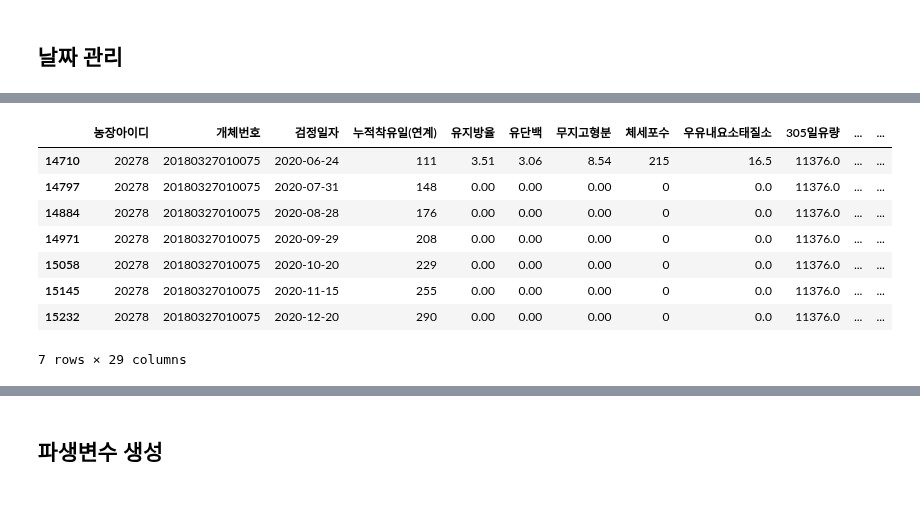
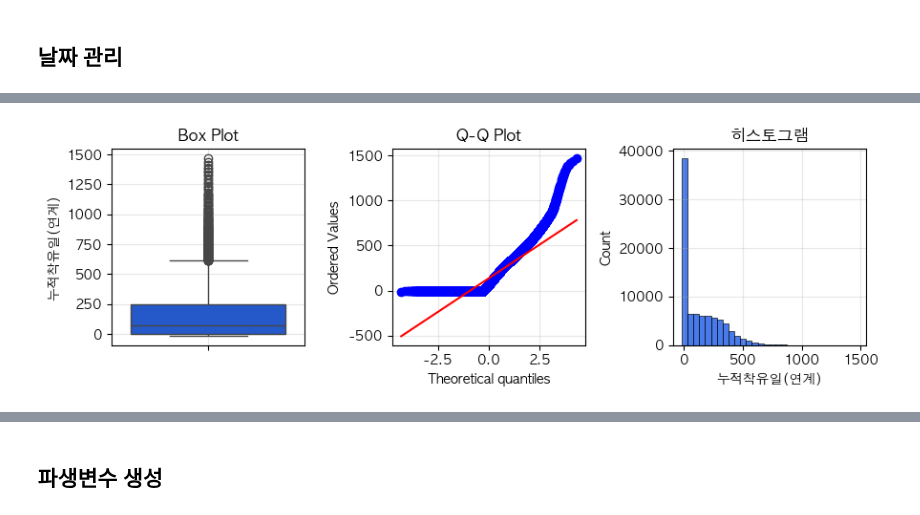
Before and after one commit to cye2020/Smart-Farm-Growth-Analytics, a Jupyter notebook: code/data/20251107_process_cho.ipynb, the cells around one changed output, grey strips where cells are left out. Cells and saved outputs as stored; diff of their text form; code cells hidden in the pictures.

```diff
--- a/code/data/20251107_process_cho.ipynb
+++ b/code/data/20251107_process_cho.ipynb
@@ -152,12 +117,4 @@ dtype: int64
-# %%
-milk[milk['개체번호'] == 20180327010075].sort_values('검정일자')
-# %% [output]
-|  | 농장아이디 | 개체번호 | 검정일자 | 누적착유일(연계) | 유지방율 | 유단백 | 무지고형분 | 체세포수 | 우유내요소태질소 | 305일유량 | ... | ... |
-| 14710 | 20278 | 20180327010075 | 2020-06-24 | 111 | 3.51 | 3.06 | 8.54 | 215 | 16.5 | 11376.0 | ... | ... |
-| 14797 | 20278 | 20180327010075 | 2020-07-31 | 148 | 0.00 | 0.00 | 0.00 | 0 | 0.0 | 11376.0 | ... | ... |
-| 14884 | 20278 | 20180327010075 | 2020-08-28 | 176 | 0.00 | 0.00 | 0.00 | 0 | 0.0 | 11376.0 | ... | ... |
-| 14971 | 20278 | 20180327010075 | 2020-09-29 | 208 | 0.00 | 0.00 | 0.00 | 0 | 0.0 | 11376.0 | ... | ... |
-| 15058 | 20278 | 20180327010075 | 2020-10-20 | 229 | 0.00 | 0.00 | 0.00 | 0 | 0.0 | 11376.0 | ... | ... |
-| 15145 | 20278 | 20180327010075 | 2020-11-15 | 255 | 0.00 | 0.00 | 0.00 | 0 | 0.0 | 11376.0 | ... | ... |
-| 15232 | 20278 | 20180327010075 | 2020-12-20 | 290 | 0.00 | 0.00 | 0.00 | 0 | 0.0 | 11376.0 | ... | ... |
-7 rows × 29 columns
+# %%
+plot_features(milk, features=['누적착유일(연계)'], colors=colors[:1], bins=30)
+# %% [output]
+[figure, added]
```
Also changed, not shown: parts of 9 cells of this notebook.
